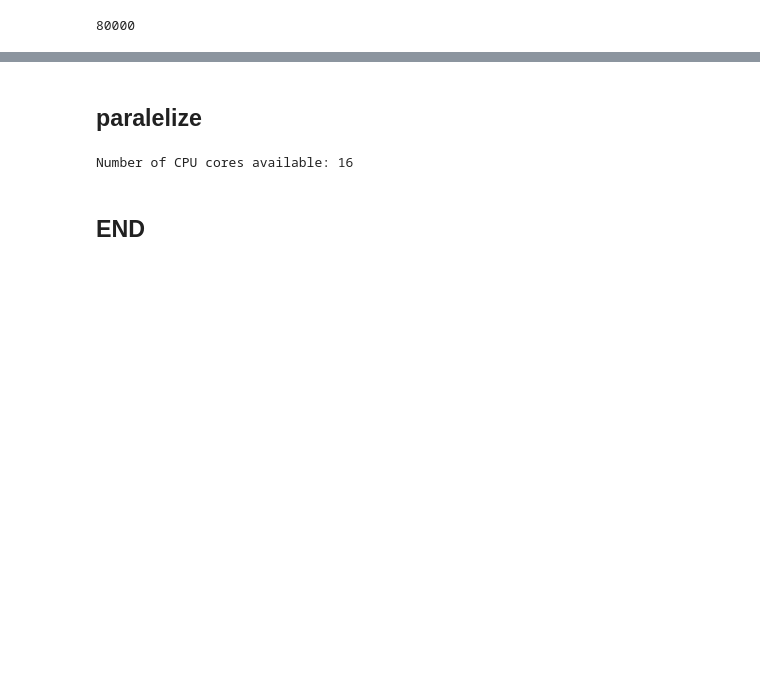
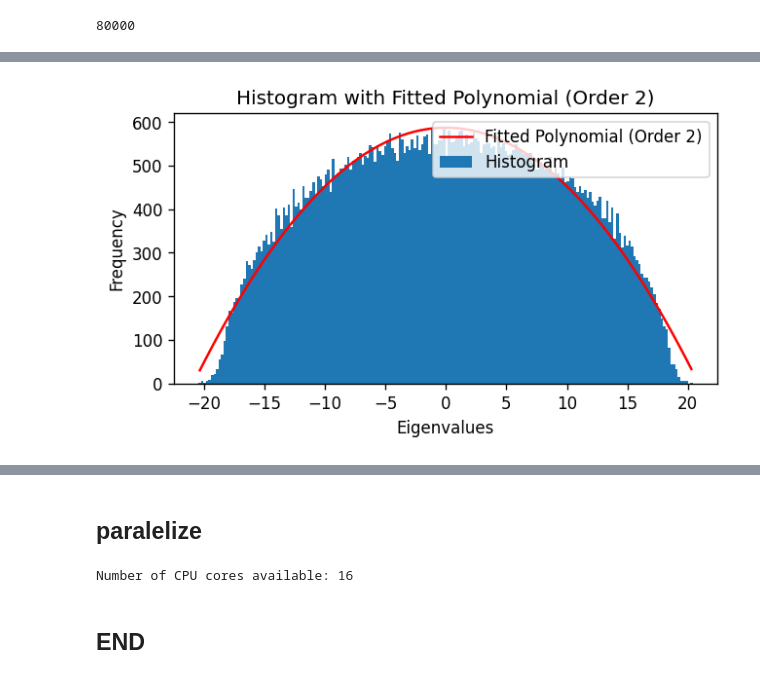
Before and after one commit to aleksejalex/temp_rndmtx, a Jupyter notebook: TNM_lec1.ipynb, the cells around one changed output, grey strips where cells are left out. Cells and saved outputs as stored; diff of their text form; code cells hidden in the pictures; blank space fills up the shorter version.

```diff
--- a/TNM_lec1.ipynb
+++ b/TNM_lec1.ipynb
@@ -111,0 +167,34 @@ plt.show()
+# %%
+import numpy as np
+import matplotlib.pyplot as plt
+
+# Step 1: Generate some sample data (replace this with your own data)
+data = np.random.normal(0, 1, 10000)  # Example: 1000 normally distributed random numbers
+data = results
+
+# Step 2: Create a histogram
+hist, bin_edges = np.histogram(data, bins=200)  # You can adjust the number of bins
+
+# Calculate bin centers for x values
+bin_centers = (bin_edges[1:] + bin_edges[:-1]) / 2
+
+# Step 3: Fit a polynomial function (polynomial of order k) to the histogram data
+k = 2  # Replace with your desired polynomial order
+coefficients = np.polyfit(bin_centers, hist, k)
+
+# Create a polynomial function based on the coefficients
+fitted_poly = np.poly1d(coefficients)
+
+# Step 4: Plot the histogram and the fitted polynomial
+plt.figure(figsize=(6,3), dpi=120)
+plt.bar(bin_centers, hist, width=bin_edges[1] - bin_edges[0], align='center', label='Histogram')
+#plt.hist(data, bins=200)
+x_range = np.linspace(min(bin_centers), max(bin_centers), 100)  # Generate x values for the fitted polynomial
+plt.plot(x_range, fitted_poly(x_range), 'r-', label=f'Fitted Polynomial (Order {k})')
+plt.xlabel('Eigenvalues')
+plt.ylabel('Frequency')
+plt.legend()
+plt.title(f'Histogram with Fitted Polynomial (Order {k})')
+plt.show()
+# %% [output]
+[figure, added]
```
Also changed, not shown: parts of 19 cells of this notebook.
